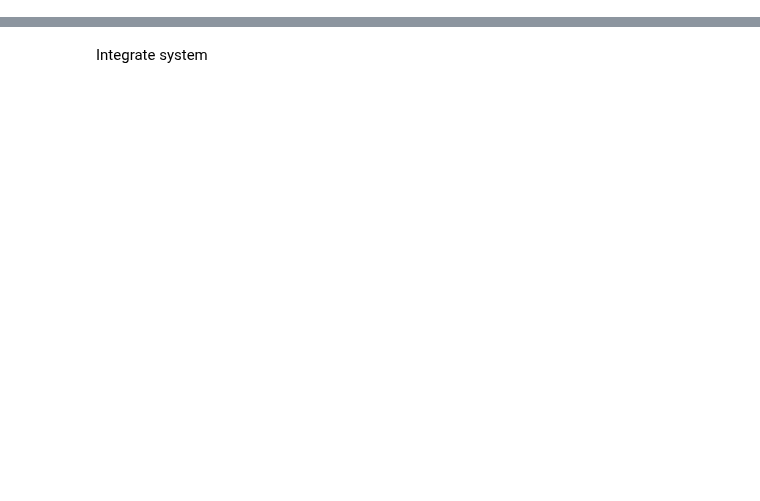
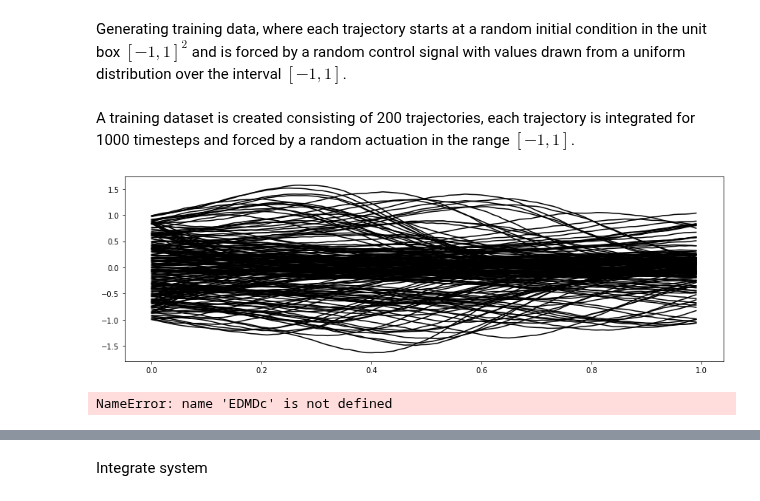
Before and after one commit to dynamicslab/pykoopman, a Jupyter notebook: examples/tutorial_koopman_edmdc.ipynb, the cells around one changed output, grey strips where cells are left out. Cells and saved outputs as stored; diff of their text form; code cells hidden in the pictures; blank space fills up the shorter version.

Commit message:
feat: example for edmdc

```diff
--- a/examples/tutorial_koopman_edmdc.ipynb
+++ b/examples/tutorial_koopman_edmdc.ipynb
@@ -15,3 +17,5 @@ import matplotlib.cm as cm
 from mpl_toolkits.mplot3d import Axes3D
 
 import pykoopman as pk
+# %% [markdown]
+Generating training data, where each trajectory starts at a random initial condition in the unit box $[-1,1]^2$ and is forced by a random control signal with values drawn from a uniform distribution over the interval $[-1,1]$.
@@ -17,0 +43,39 @@ import pykoopman as pk
+# %% [markdown]
+A training dataset is created consisting of 200 trajectories, each trajectory is integrated for 1000 timesteps and forced by a random actuation in the range $[-1,1]$.
+# %%
+n_traj = 200  # Number of trajectories
+n_int = 1000  # Integration length
+t = np.arange(0, n_int*dT, dT)
+
+# Uniform forcing in [-1, 1]
+u = 2*rnd.rand(n_int, n_traj)-1
+
+# Uniform distribution of initial conditions
+x = 2*rnd.rand(n_states, n_traj)-1
+
+# Init
+X = np.zeros((n_states, n_int*n_traj))
+Y = np.zeros((n_states, n_int*n_traj))
+U = np.zeros((n_inputs, n_int*n_traj))
+
+# Integrate
+for step in range(n_int):
+    y = rk4(0, x, u[step, :], dT, vdp_osc)
+    X[:, (step)*n_traj:(step+1)*n_traj] = x
+    Y[:, (step)*n_traj:(step+1)*n_traj] = y
+    U[:, (step)*n_traj:(step+1)*n_traj] = u[step, :]
+    x = y
+
+t = np.arange(0, n_int*dT, dT)
+# %%
+fig, axs = plt.subplots(1, 1, tight_layout=True, figsize=(12, 4))
+for traj_idx in range(n_traj):
+    x = X[:, traj_idx::n_traj]
+    axs.plot(t[0:100], x[1, 0:100], 'k')
+# %% [output]
+[figure, added]
+# %%
+model = pk.Koopman(regressor=EDMDc)
+model.fit(x=X, y=Y, u=U)
+# %% [output]
+NameError: name 'EDMDc' is not defined
```
Also changed, not shown: parts of 11 cells of this notebook, 1 other file.
